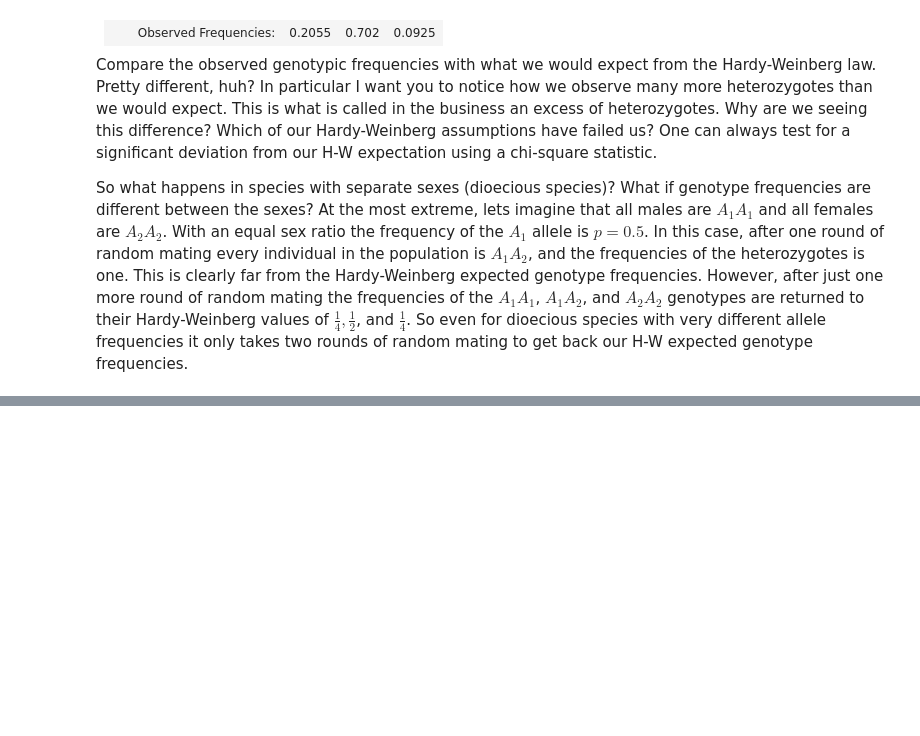
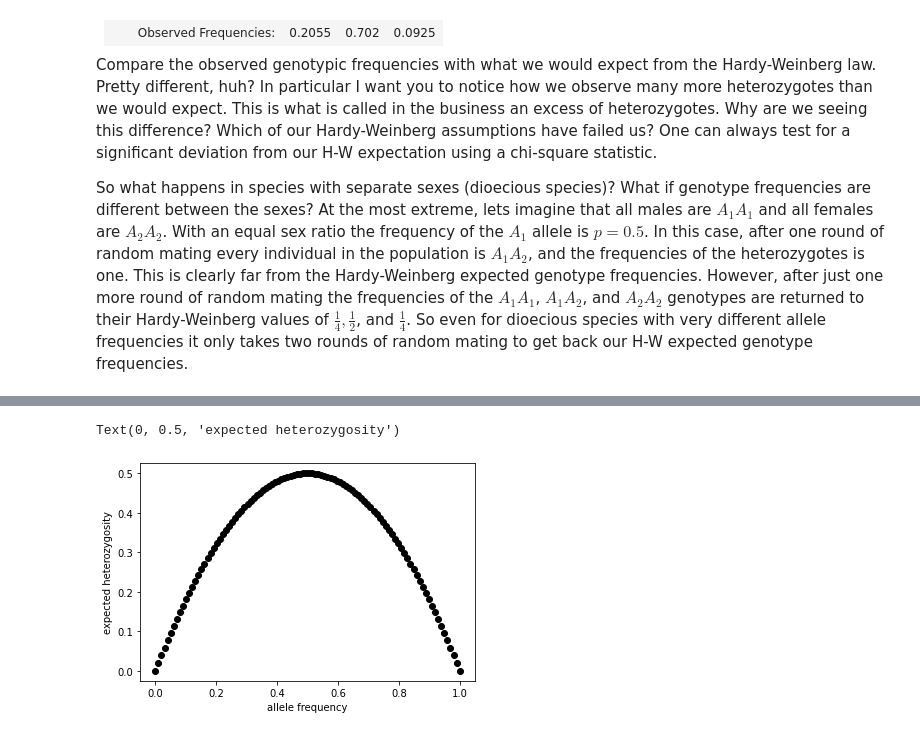
Before and after one commit to kr-colab/bio610_popgen, a Jupyter notebook: book/_build/jupyter_execute/lecture1.ipynb, the cells around one changed output, grey strips where cells are left out. Cells and saved outputs as stored; diff of their text form; code cells hidden in the pictures; blank space fills up the shorter version.

```diff
--- a/book/_build/jupyter_execute/lecture1.ipynb
+++ b/book/_build/jupyter_execute/lecture1.ipynb
@@ -324,0 +341,20 @@ our H-W expected genotype frequencies.
+# %%
+import numpy as np
+import matplotlib.pyplot as plt
+
+def het(p):
+    """
+    Calculate the expected heterozygosity of a population
+    from the allele frequency, p
+    """
+    return np.array(2 * p * (1 - p))
+
+allele_freqs = np.linspace(0,1,100)
+expected_het = het(allele_freqs)
+plt.scatter(allele_freqs, expected_het, label="expected heterozygosity", c="black")
+
+plt.xlabel("allele frequency")
+plt.ylabel("expected heterozygosity")
+# %% [output]
+Text(0, 0.5, 'expected heterozygosity')
+[figure, added]
```
Also changed, not shown: parts of 10 cells of this notebook, 36 other files.
